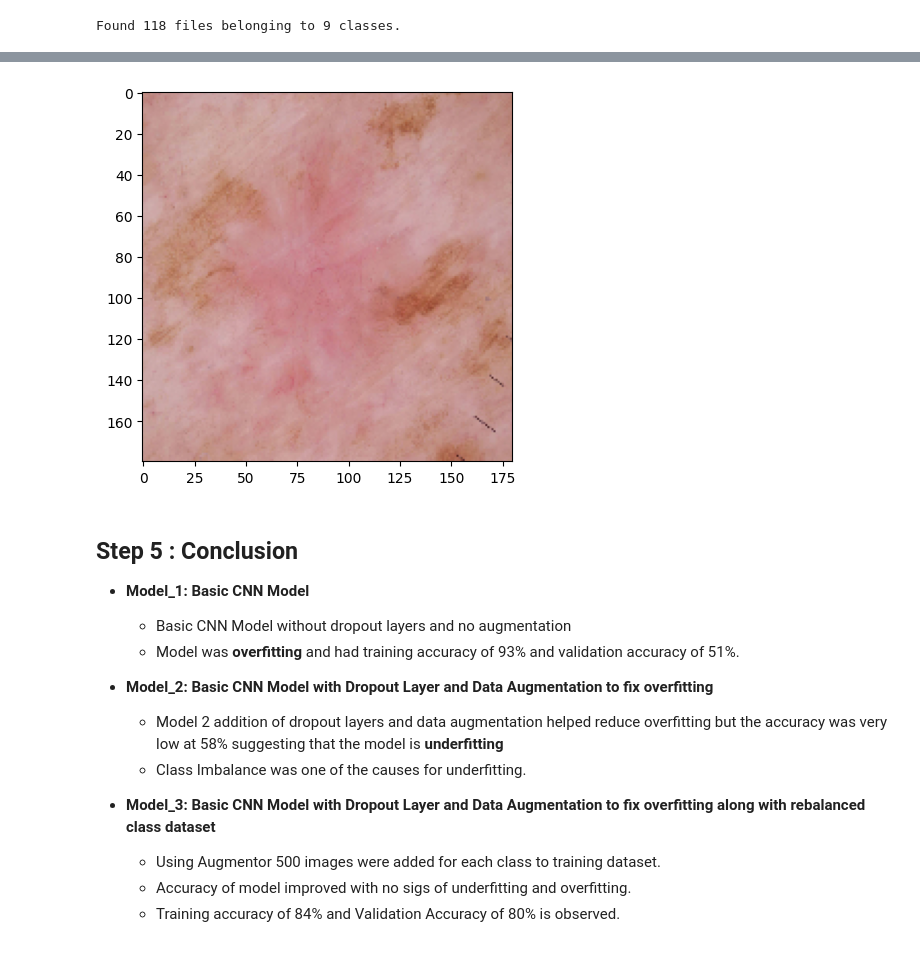
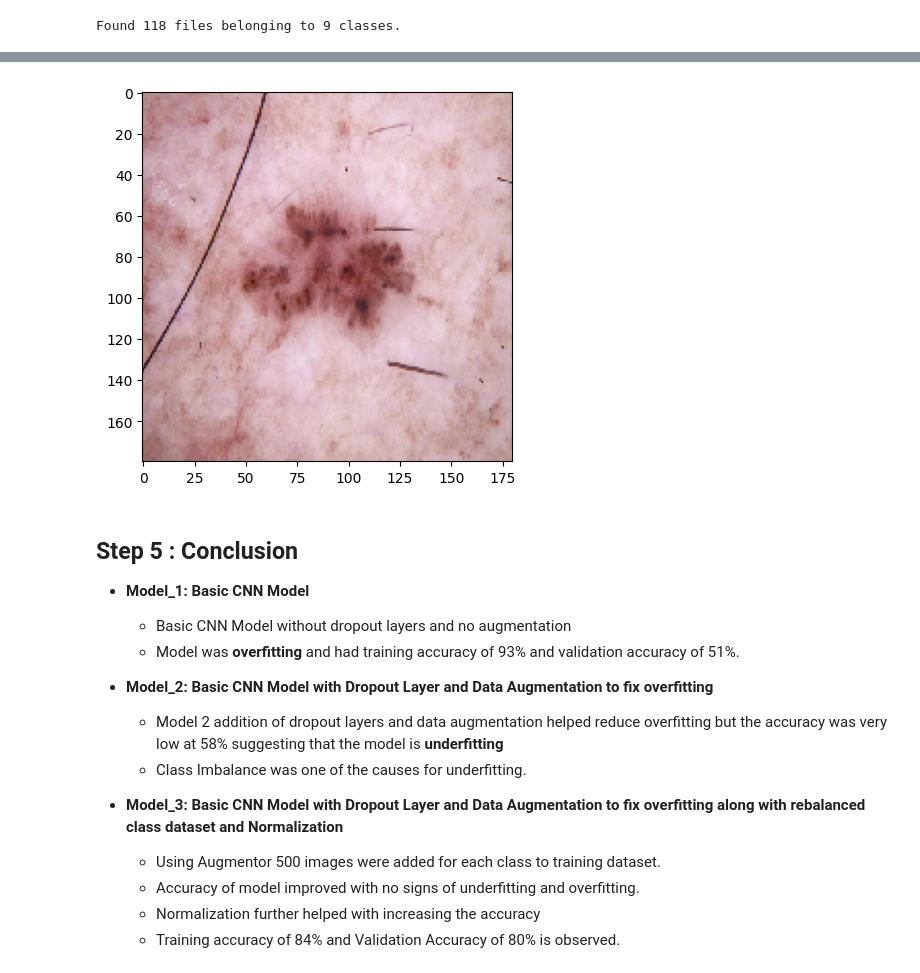
Before and after one commit to modi-om/Melanoma_Detection_CNN, a Jupyter notebook: Om_Modi_Melanoma_Detection_Assignment.ipynb, the cells around one changed output, grey strips where cells are left out. Cells and saved outputs as stored; diff of their text form; code cells hidden in the pictures.

```diff
--- a/Om_Modi_Melanoma_Detection_Assignment.ipynb
+++ b/Om_Modi_Melanoma_Detection_Assignment.ipynb
@@ -691,0 +700,4 @@ Model: "sequential_9"
+# %%
+from keras.models import load_model
+
+MODEL_PATH = '/content/drive/MyDrive/CNN_Assignment/final_model_3.keras'
@@ -691,0 +707,3 @@ Model: "sequential_9"
+# %%
+# Load Model
+final_model = load_model(MODEL_PATH)
@@ -712,12 +755,12 @@ from glob import glob
 from tensorflow.keras.preprocessing.image import load_img, img_to_array
 test_image_path = os.path.join(data_dir_test, class_names[1], '*')
 test_image = glob(test_image_path)
-test_image_rescale = load_img(test_image[0],target_size=(180,180,3))
+test_image_rescale = load_img(test_image[5],target_size=(180,180,3))
 plt.imshow(test_image_rescale)
 plt.grid(False)
 
 image = np.expand_dims(test_image_rescale,axis=0)
-pred = model_3.predict(image)
+pred = final_model.predict(image)
 pred = np.argmax(pred)
 pred_class = class_names[pred]
 print(f"Actual Class: {class_names[1]}" + '\n' + "Predictive Class: " + pred_class)
@@ -726,6 +769,6 @@ print(f"Actual Class: {class_names[1]}" + '\n' + "Predictive Class: " + pred_cla
 Actual Class: basal cell carcinoma
 Predictive Class: basal cell carcinoma
-[figure, old version]
+[figure, new version]
 # %% [markdown]
 ## Step 5 : Conclusion
 
@@ -738,7 +781,8 @@ Predictive Class: basal cell carcinoma
   * Model 2 addition of dropout layers and data augmentation helped reduce overfitting but the accuracy was very low at 58% suggesting that the model is **underfitting**
   * Class Imbalance was one of the causes for underfitting.
 
-* **Model_3: Basic CNN Model with Dropout Layer and Data Augmentation to fix overfitting along with rebalanced class dataset**
+* **Model_3: Basic CNN Model with Dropout Layer and Data Augmentation to fix overfitting along with rebalanced class dataset and Normalization**
   * Using Augmentor 500 images were added for each class to training dataset.
-  * Accuracy of model improved with no sigs of underfitting and overfitting.
+  * Accuracy of model improved with no signs of underfitting and overfitting.
+  * Normalization further helped with increasing the accuracy
   * Training accuracy of 84% and Validation Accuracy of 80% is observed.
```
Also changed, not shown: parts of 11 cells of this notebook.
